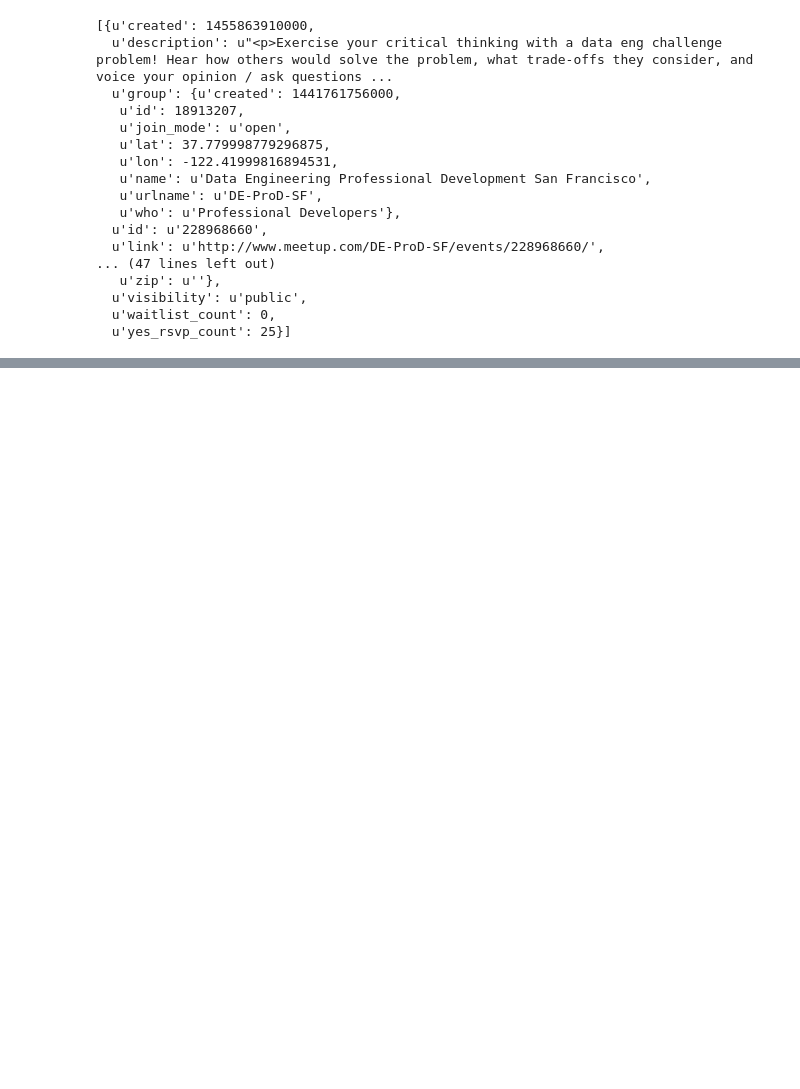
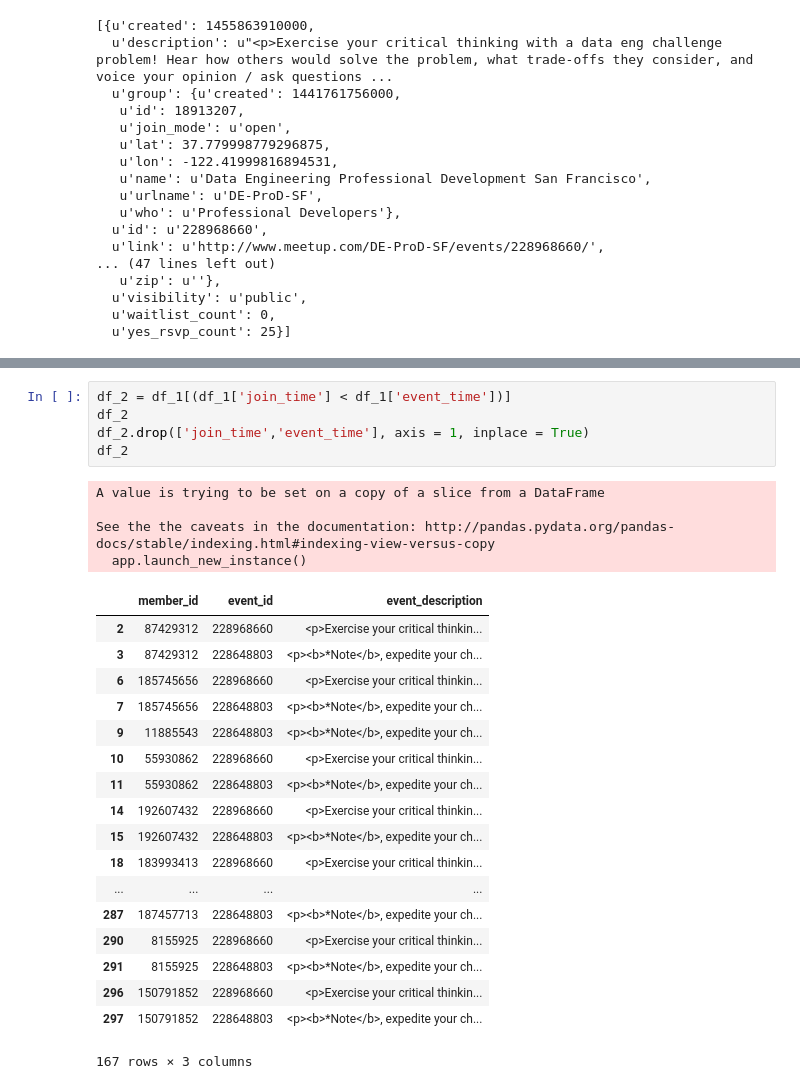
Before and after one commit to b-flat/meetup, a Jupyter notebook: Data.ipynb, the cells around one changed output, grey strips where cells are left out. Cells and saved outputs as stored; diff of their text form; blank space fills up the shorter version.

```diff
--- a/Data.ipynb
+++ b/Data.ipynb
@@ -138,0 +214,28 @@ df
+# %%
+df_2 = df_1[(df_1['join_time'] < df_1['event_time'])]
+df_2
+df_2.drop(['join_time','event_time'], axis = 1, inplace = True)
+df_2
+# %% [output]
+A value is trying to be set on a copy of a slice from a DataFrame
+
+See the the caveats in the documentation: http://pandas.pydata.org/pandas-docs/stable/indexing.html#indexing-view-versus-copy
+  app.launch_new_instance()
+|  | member_id | event_id | event_description |
+| 2 | 87429312 | 228968660 | <p>Exercise your critical thinkin... |
+| 3 | 87429312 | 228648803 | <p><b>*Note</b>, expedite your ch... |
+| 6 | 185745656 | 228968660 | <p>Exercise your critical thinkin... |
+| 7 | 185745656 | 228648803 | <p><b>*Note</b>, expedite your ch... |
+| 9 | 11885543 | 228648803 | <p><b>*Note</b>, expedite your ch... |
+| 10 | 55930862 | 228968660 | <p>Exercise your critical thinkin... |
+| 11 | 55930862 | 228648803 | <p><b>*Note</b>, expedite your ch... |
+| 14 | 192607432 | 228968660 | <p>Exercise your critical thinkin... |
+| 15 | 192607432 | 228648803 | <p><b>*Note</b>, expedite your ch... |
+| 18 | 183993413 | 228968660 | <p>Exercise your critical thinkin... |
+| ... | ... | ... | ... |
+| 287 | 187457713 | 228648803 | <p><b>*Note</b>, expedite your ch... |
+| 290 | 8155925 | 228968660 | <p>Exercise your critical thinkin... |
+| 291 | 8155925 | 228648803 | <p><b>*Note</b>, expedite your ch... |
+| 296 | 150791852 | 228968660 | <p>Exercise your critical thinkin... |
+| 297 | 150791852 | 228648803 | <p><b>*Note</b>, expedite your ch... |
+167 rows × 3 columns
```
Also changed, not shown: parts of 13 cells of this notebook.
